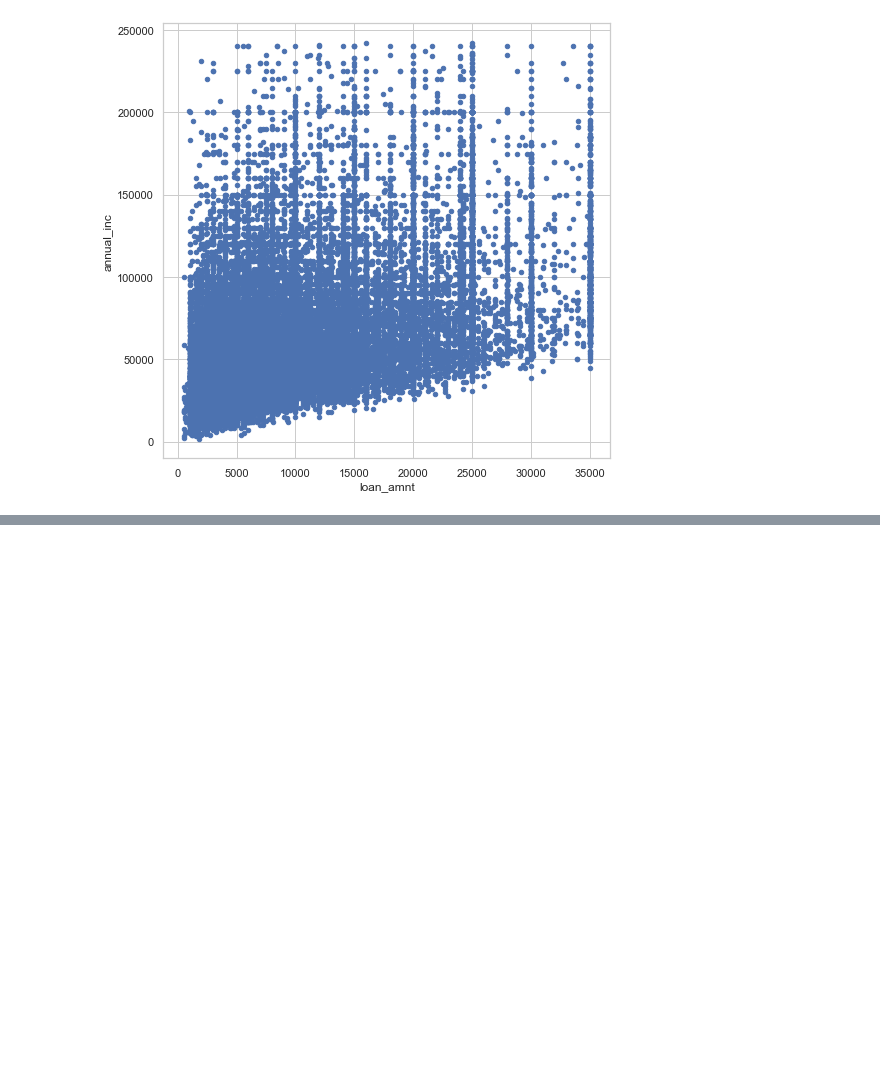
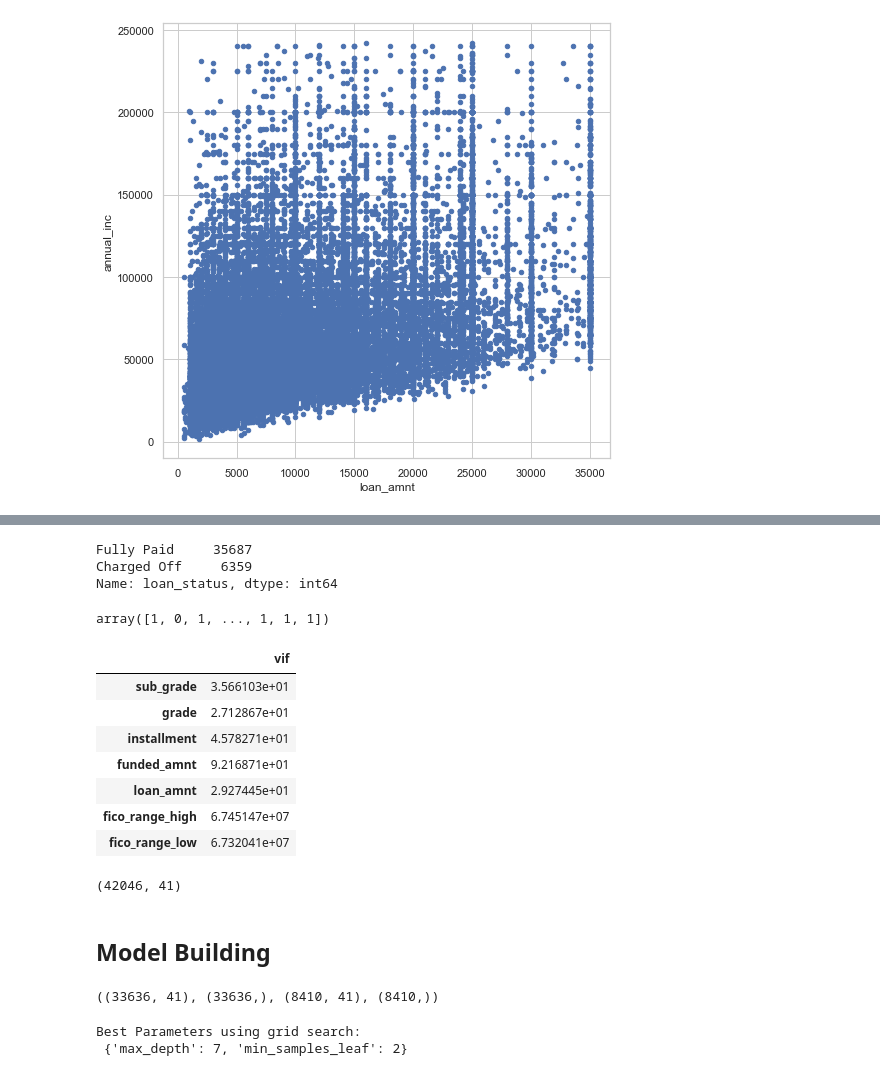
Before and after one commit to 786country/lending_club, a Jupyter notebook: lending_club_pre_processing - Copy.ipynb, the cells around one changed output, grey strips where cells are left out. Drawn from its saved outputs; the diff is of its cells as text; code cells hidden in the pictures; blank space fills up the shorter version.

```diff
--- a/lending_club_pre_processing - Copy.ipynb
+++ b/lending_club_pre_processing - Copy.ipynb
@@ -218,7 +223,8 @@ TypeError: sort_values() missing 1 required positional argument: 'by'
 df.drop(['emp_title','pymnt_plan','desc','title', 'zip_code', 'addr_state', 'initial_list_status','application_type','url','member_id'],axis=1,inplace=True)
 # %%
 # Similarly, checking some numerical columns
-col = ['acc_now_delinq','chargeoff_within_12_mths','collections_12_mths_ex_med','delinq_amnt','policy_code','tax_liens']
+col = ['acc_now_delinq','chargeoff_within_12_mths','collection_recovery_fee',
+         'collections_12_mths_ex_med','delinq_amnt','policy_code','tax_liens']
 for i in col:
     print(df[i].value_counts())
     print('************************')
@@ -758,0 +786,43 @@ We can now move on to building a machine learning model in our next notebook.
+# %%
+#  discard negligible Representation
+df = df[df.loan_status.isin(['Fully Paid', 'Charged Off','Does not meet the credit policy. Status:Fully Paid','Does not meet the credit policy. Status:Charged Off','Current'])]
+# combine some with majority
+replace_values = {'Does not meet the credit policy. Status:Fully Paid':'Fully Paid','Does not meet the credit policy. Status:Charged Off':'Charged Off','Current':'Fully Paid' }
+df = df.replace({"loan_status": replace_values})
+y = df['loan_status'] # target variable
+y.value_counts()
+# %% [output]
+Fully Paid     35687
+Charged Off     6359
+Name: loan_status, dtype: int64
+# %%
+# Label encoding the target variable
+from sklearn import preprocessing
+le = preprocessing.LabelEncoder()
+le.fit(y)
+y= le.transform(y)
+y
+# %% [output]
+array([1, 0, 1, ..., 1, 1, 1])
+# %%
+# All these columns are based on future transactions(We only want data that contains info before charging off a loan)
+
+df.drop(['total_pymnt','total_pymnt_inv','total_rec_prncp','total_rec_int',
+        'total_rec_late_fee','recoveries'],inplace=True,axis=1)
+# %%
+# Checking for multi-collinearity between features
+
+df2 = df.drop('loan_status',axis=1)
+
+vif = [variance_inflation_factor(df2.values, i) for i in range(df2.shape[1])]
+a = pd.DataFrame({'vif': vif[:]}, index=df2.columns)
+a[a['vif']>15]
+# %% [output]
+|  | vif |
+| sub_grade | 3.566103e+01 |
+| grade | 2.712867e+01 |
+| installment | 4.578271e+01 |
+| funded_amnt | 9.216871e+01 |
+| loan_amnt | 2.927445e+01 |
+| fico_range_high | 6.745147e+07 |
+| fico_range_low | 6.732041e+07 |
@@ -758,0 +834,30 @@ We can now move on to building a machine learning model in our next notebook.
+# %%
+# Final shape of the dataframe
+df.shape
+# %% [output]
+(42046, 41)
+# %% [markdown]
+## Model Building
+# %%
+# Dividing the data into train and test
+from sklearn.model_selection import train_test_split
+x_train,x_test,y_train,y_test = train_test_split(df,y,test_size = 0.20 ,random_state = 2, stratify =y)
+
+x_train.shape,y_train.shape,x_test.shape,y_test.shape
+# %% [output]
+((33636, 41), (33636,), (8410, 41), (8410,))
+# %%
+# Tuning the parameters to find the best decision tree model.
+
+model = DecisionTreeClassifier(criterion='gini',random_state = 100,class_weight='balanced')
+
+param_dist = {'max_depth': [2, 3, 4,5,6,7,8,9], 'min_samples_leaf' : [2,3,4,5,6,7,8]}
+
+from sklearn.model_selection import GridSearchCV
+cv_dt = GridSearchCV(model, cv = 3,param_grid=param_dist, n_jobs = -1)
+
+cv_dt.fit(x_train, y_train)
+print('Best Parameters using grid search: \n', cv_dt.best_params_)
+# %% [output]
+Best Parameters using grid search:
+ {'max_depth': 7, 'min_samples_leaf': 2}
```
Also changed, not shown: parts of 30 cells of this notebook, 1 other file.
